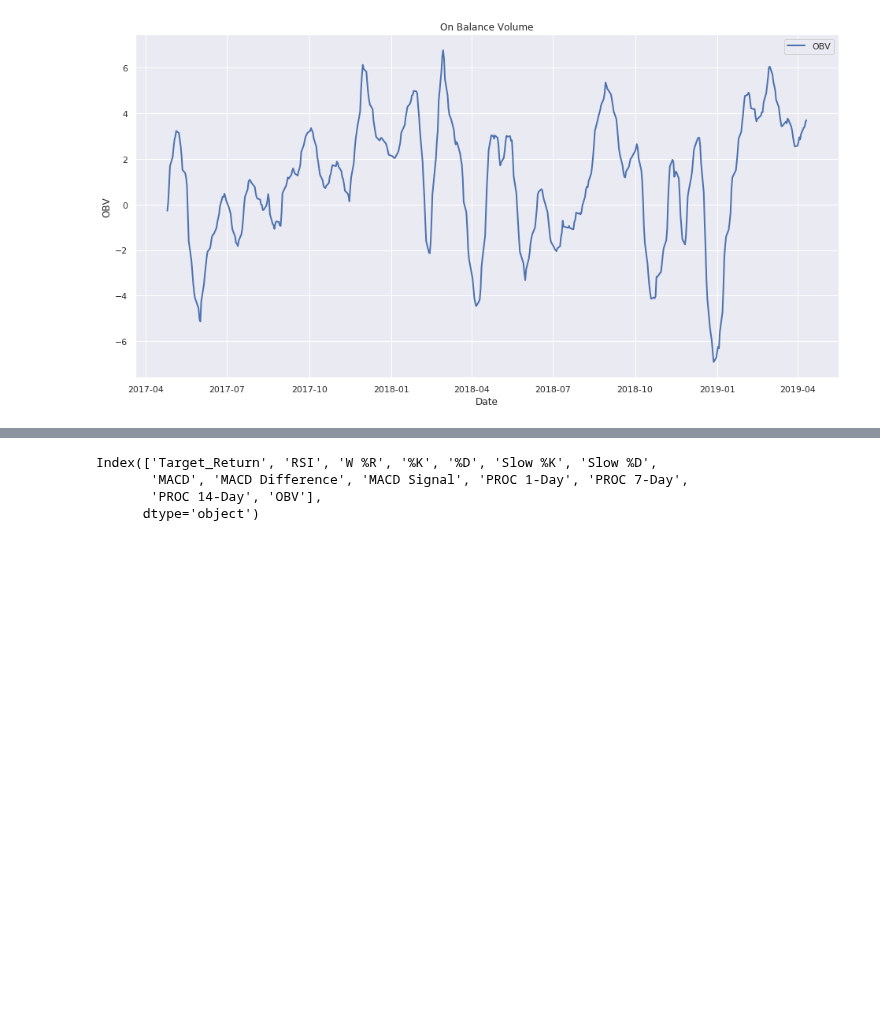
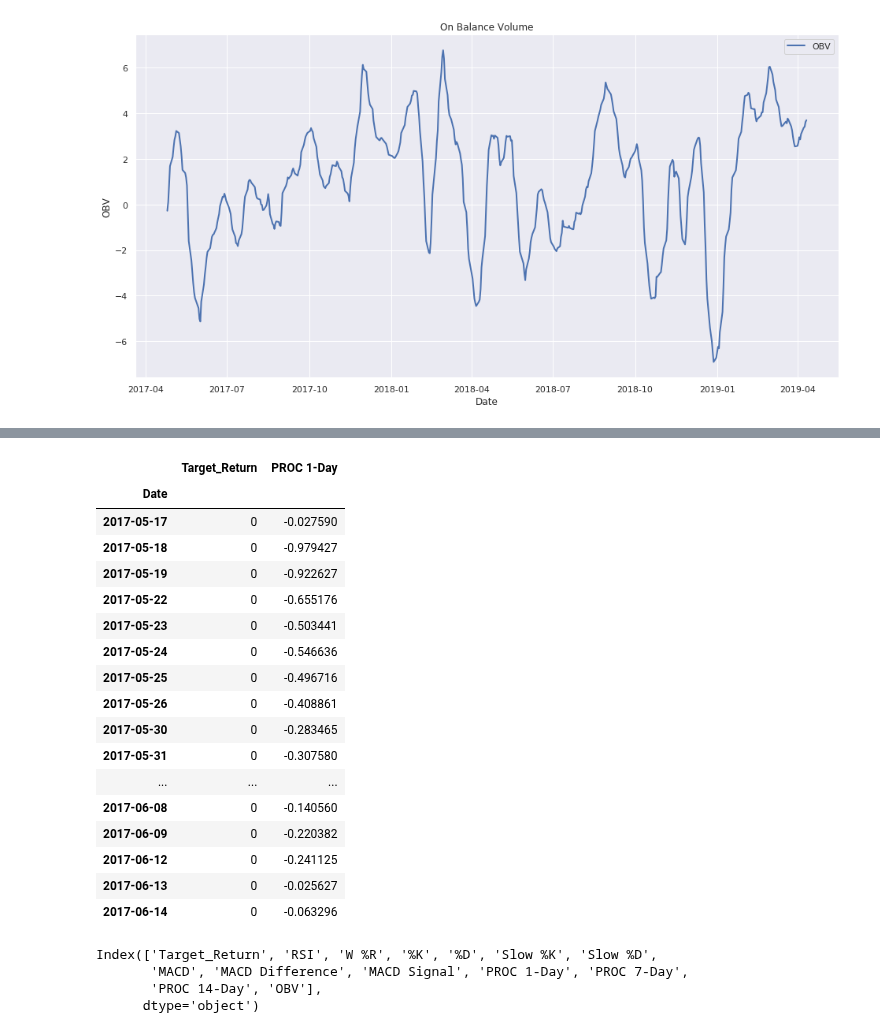
Before and after one commit to TrevorMcDougald/CS4315, a Jupyter notebook: Predictive Analysis.ipynb, the cells around one changed output, grey strips where cells are left out. Saved outputs shown, nothing was run; the diff lists cells and outputs as text; code cells hidden in the pictures; blank space fills up the shorter version.

```diff
--- a/Predictive Analysis.ipynb
+++ b/Predictive Analysis.ipynb
@@ -326,7 +327,6 @@ above the zero line, when they are falling PROC levels are below the zero line.
         ------------------------
             Close n days ago
 # %%
-CSCO_Features['PROC 1-Day'] = CSCO_processed.ta.roc(close='Close', length=1)
 CSCO_Features['PROC 7-Day'] = CSCO_processed.ta.roc(close='Close', length=7)
 CSCO_Features['PROC 14-Day'] = CSCO_processed.ta.roc(close='Close', length=14)
 # %%
@@ -392,6 +392,28 @@ CSCO_Features.tail(1)
 |  | Target_Return | RSI | W %R | %K | %D | Slow %K | Slow %D | MACD | MACD Difference | ... |
 | Date |  |  |  |  |  |  |  |  |  | ... |
 | 2019-04-11 | 0 | 99.049772 | -9.268049 | 78.784279 | 79.495311 | 79.840288 | 80.320102 | 1.226807 | -0.004546 | ... |
+# %%
+#  Check Something
+CSCO_Features.loc[:, ['Target_Return', 'PROC 1-Day']].head(20)
+# %% [output]
+|  | Target_Return | PROC 1-Day |
+| Date |  |  |
+| 2017-05-17 | 0 | -0.027590 |
+| 2017-05-18 | 0 | -0.979427 |
+| 2017-05-19 | 0 | -0.922627 |
+| 2017-05-22 | 0 | -0.655176 |
+| 2017-05-23 | 0 | -0.503441 |
+| 2017-05-24 | 0 | -0.546636 |
+| 2017-05-25 | 0 | -0.496716 |
+| 2017-05-26 | 0 | -0.408861 |
+| 2017-05-30 | 0 | -0.283465 |
+| 2017-05-31 | 0 | -0.307580 |
+| ... | ... | ... |
+| 2017-06-08 | 0 | -0.140560 |
+| 2017-06-09 | 0 | -0.220382 |
+| 2017-06-12 | 0 | -0.241125 |
+| 2017-06-13 | 0 | -0.025627 |
+| 2017-06-14 | 0 | -0.063296 |
 # %%
 CSCO_Features.columns
 # %% [output]
```
Also changed, not shown: parts of 18 cells of this notebook.
